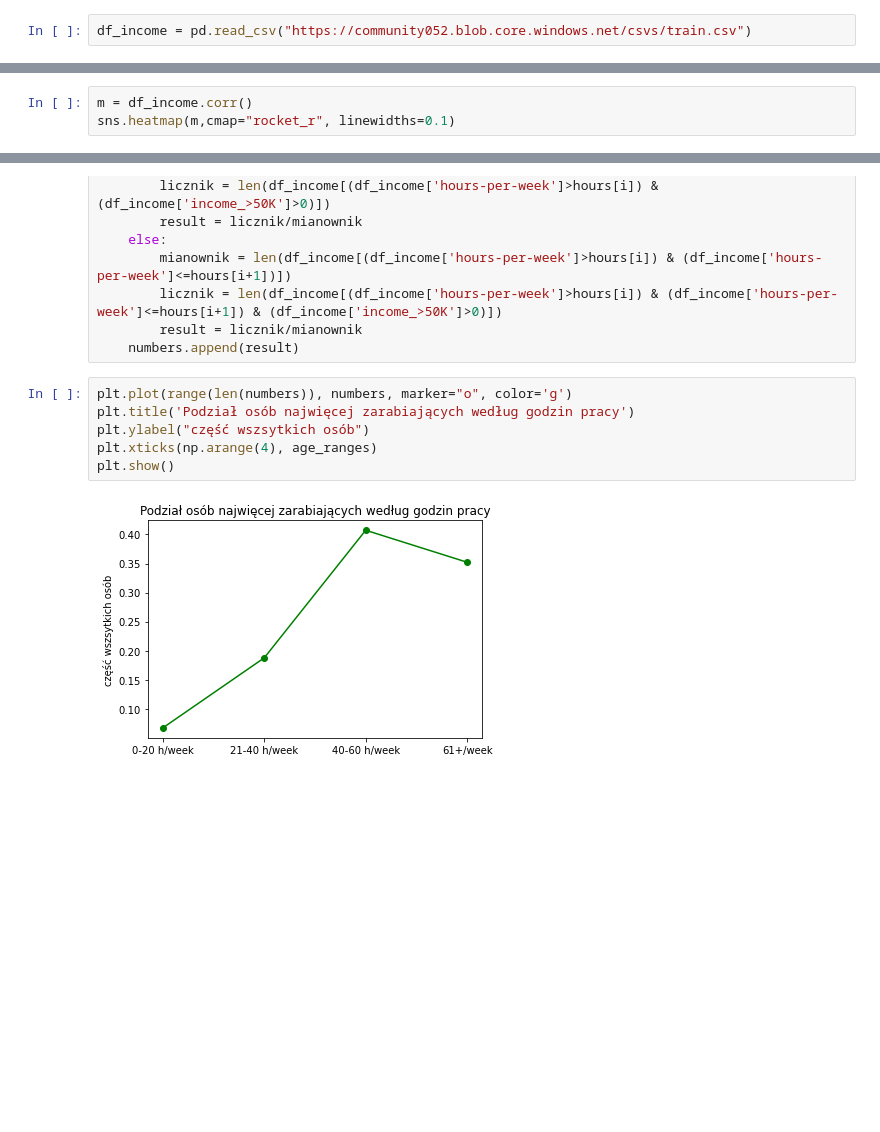
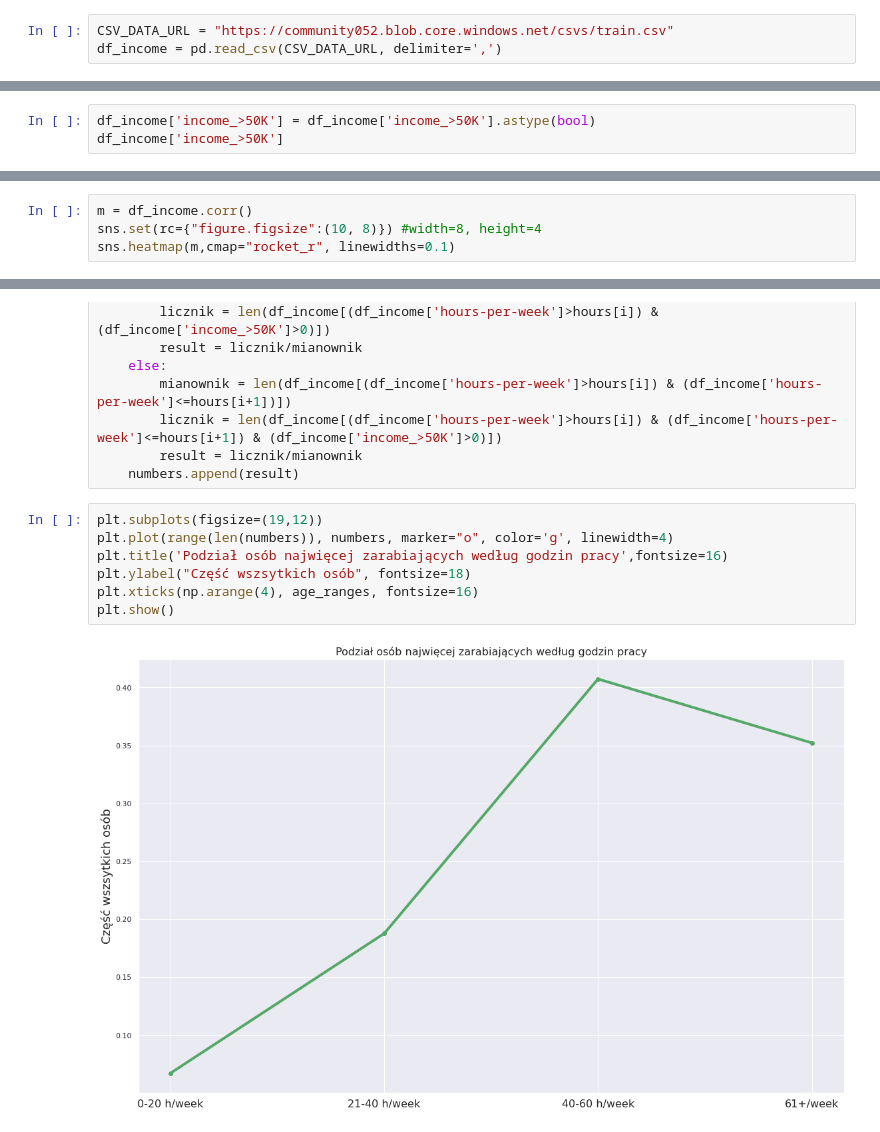
Before and after one commit to falken01/data-analysis-income, a Jupyter notebook: income_data_analysis.ipynb, the cells around one changed output, grey strips where cells are left out. Cells and saved outputs as stored; diff of their text form; blank space fills up the shorter version.

```diff
--- a/income_data_analysis.ipynb
+++ b/income_data_analysis.ipynb
@@ -8,2 +42,3 @@ import numpy as np
 # %%
-df_income = pd.read_csv("https://community052.blob.core.windows.net/csvs/train.csv")
+CSV_DATA_URL = "https://community052.blob.core.windows.net/csvs/train.csv"
+df_income = pd.read_csv(CSV_DATA_URL, delimiter=',')
@@ -43,0 +147,3 @@ df_income["age"].max()
+# %%
+df_income['income_>50K'] = df_income['income_>50K'].astype(bool)
+df_income['income_>50K']
@@ -124,5 +395,6 @@ df_income["age"].corr(df_income["income_>50K"])
 # %%
 m = df_income.corr()
+sns.set(rc={"figure.figsize":(10, 8)}) #width=8, height=4
 sns.heatmap(m,cmap="rocket_r", linewidths=0.1)
 # %% [output]
 <AxesSubplot:>
@@ -153,10 +421,11 @@ for i in range(0,len(hours),1):
         result = licznik/mianownik
     numbers.append(result)
 # %%
-plt.plot(range(len(numbers)), numbers, marker="o", color='g')
-plt.title('Podział osób najwięcej zarabiających według godzin pracy')
-plt.ylabel("część wszsytkich osób")
-plt.xticks(np.arange(4), age_ranges)
+plt.subplots(figsize=(19,12))
+plt.plot(range(len(numbers)), numbers, marker="o", color='g', linewidth=4)
+plt.title('Podział osób najwięcej zarabiających według godzin pracy',fontsize=16)
+plt.ylabel("Część wszsytkich osób", fontsize=18)
+plt.xticks(np.arange(4), age_ranges, fontsize=16)
 plt.show()
 # %% [output]
-[figure, old version]
+[figure, new version]
```
Also changed, not shown: parts of 49 cells of this notebook.
